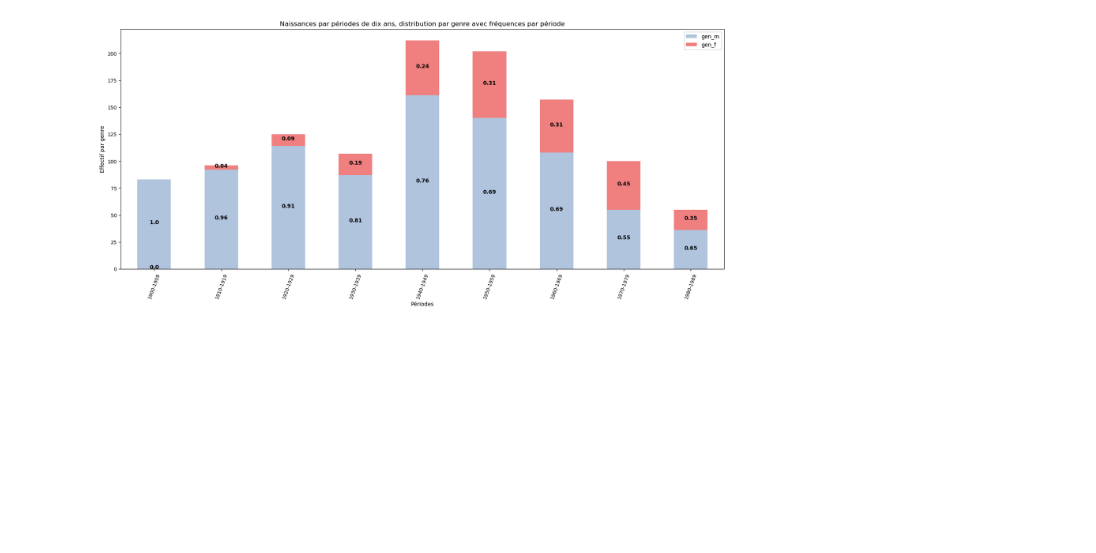
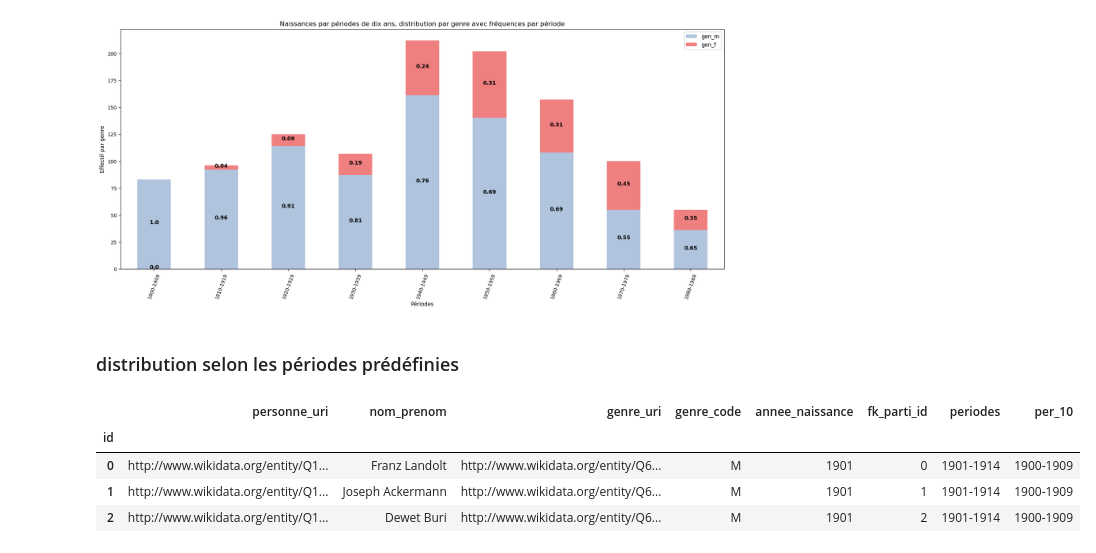
Before and after one commit to Sciences-historiques-numeriques/std_conseil_federal, a Jupyter notebook: notebooks_jupyter/wikidata_exploration/wdt_distribution_naissances.ipynb, the cells around one changed output. Drawn from its saved outputs; the diff is of its cells as text; code cells hidden in the pictures; blank space fills up the shorter version.

```diff
--- a/notebooks_jupyter/wikidata_exploration/wdt_distribution_naissances.ipynb
+++ b/notebooks_jupyter/wikidata_exploration/wdt_distribution_naissances.ipynb
@@ -452,3 +452,25 @@ plt.savefig('images/naissances_distribution_10ans_genre.jpg', bbox_inches='tight
 plt.show()
 # %% [output]
 [figure]
+# %% [markdown]
+### distribution selon les périodes prédéfinies
+# %%
+l_per = [1901, 1915, 1930, 1946, 1976, 1997]
+# %%
+### Découpage par décennies
+## fonction pd.cut : https://pandas.pydata.org/pandas-docs/stable/reference/api/pandas.cut.html
+
+cdf_p['periodes'] = pd.cut(cdf_p['annee_naissance'], l_per, right=False)
+
+### Transformer le code ajouté pour qu'il soit plus lisible
+# noter qu'on a arrondi les valeurs
+cdf_p['periodes'] = cdf_p['periodes'].apply(lambda x : str(int(x.left))+'-'+ str(int(x.right)-1))
+
+# Inspection
+cdf_p.head(3)
+# %% [output]
+|  | personne_uri | nom_prenom | genre_uri | genre_code | annee_naissance | fk_parti_id | periodes | per_10 |
+| id |  |  |  |  |  |  |  |  |
+| 0 | http://www.wikidata.org/entity/Q1... | Franz Landolt | http://www.wikidata.org/entity/Q6... | M | 1901 | 0 | 1901-1914 | 1900-1909 |
+| 1 | http://www.wikidata.org/entity/Q1... | Joseph Ackermann | http://www.wikidata.org/entity/Q6... | M | 1901 | 1 | 1901-1914 | 1900-1909 |
+| 2 | http://www.wikidata.org/entity/Q1... | Dewet Buri | http://www.wikidata.org/entity/Q6... | M | 1901 | 2 | 1901-1914 | 1900-1909 |
```
Also changed, not shown: parts of 9 cells of this notebook, 1 other file.
